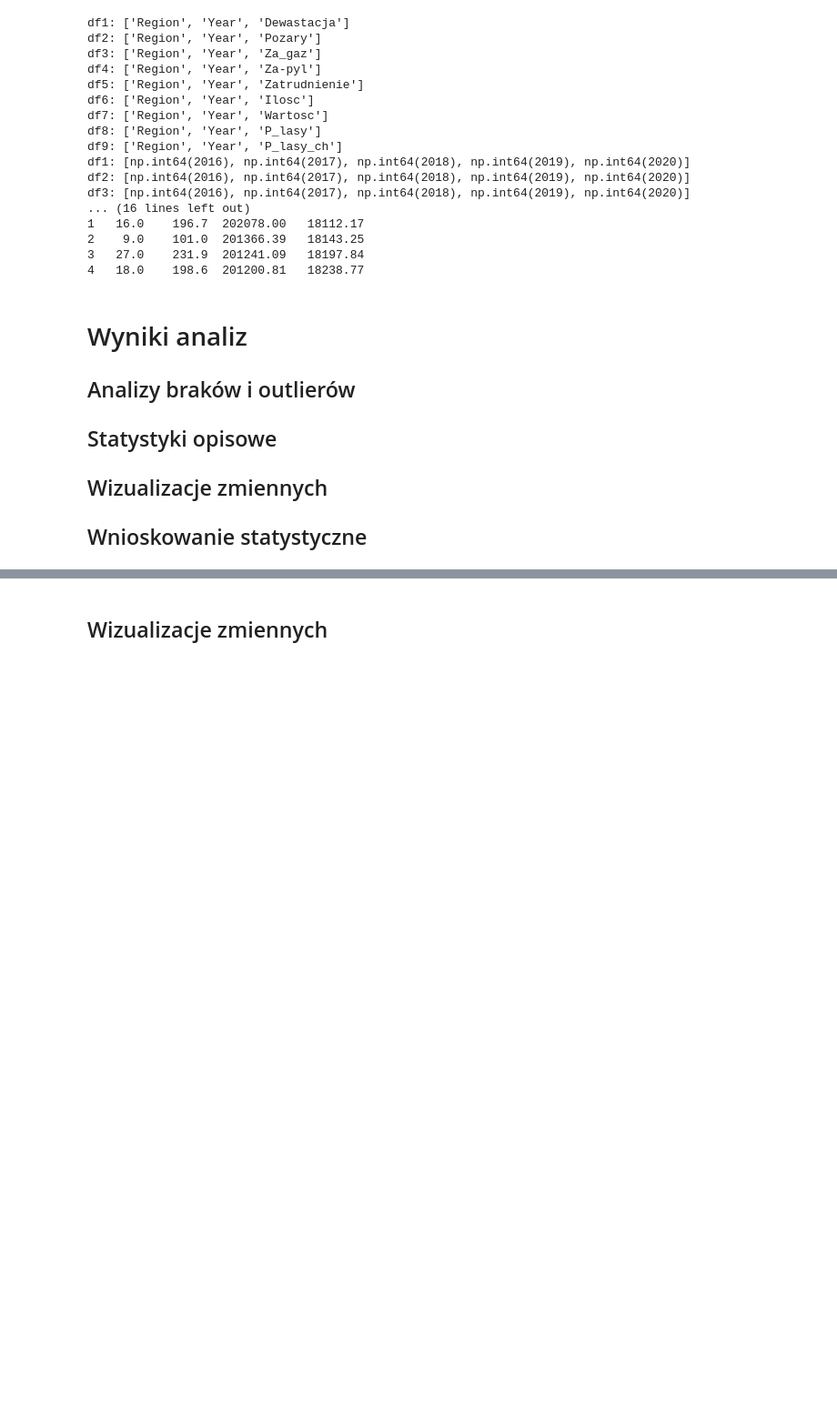
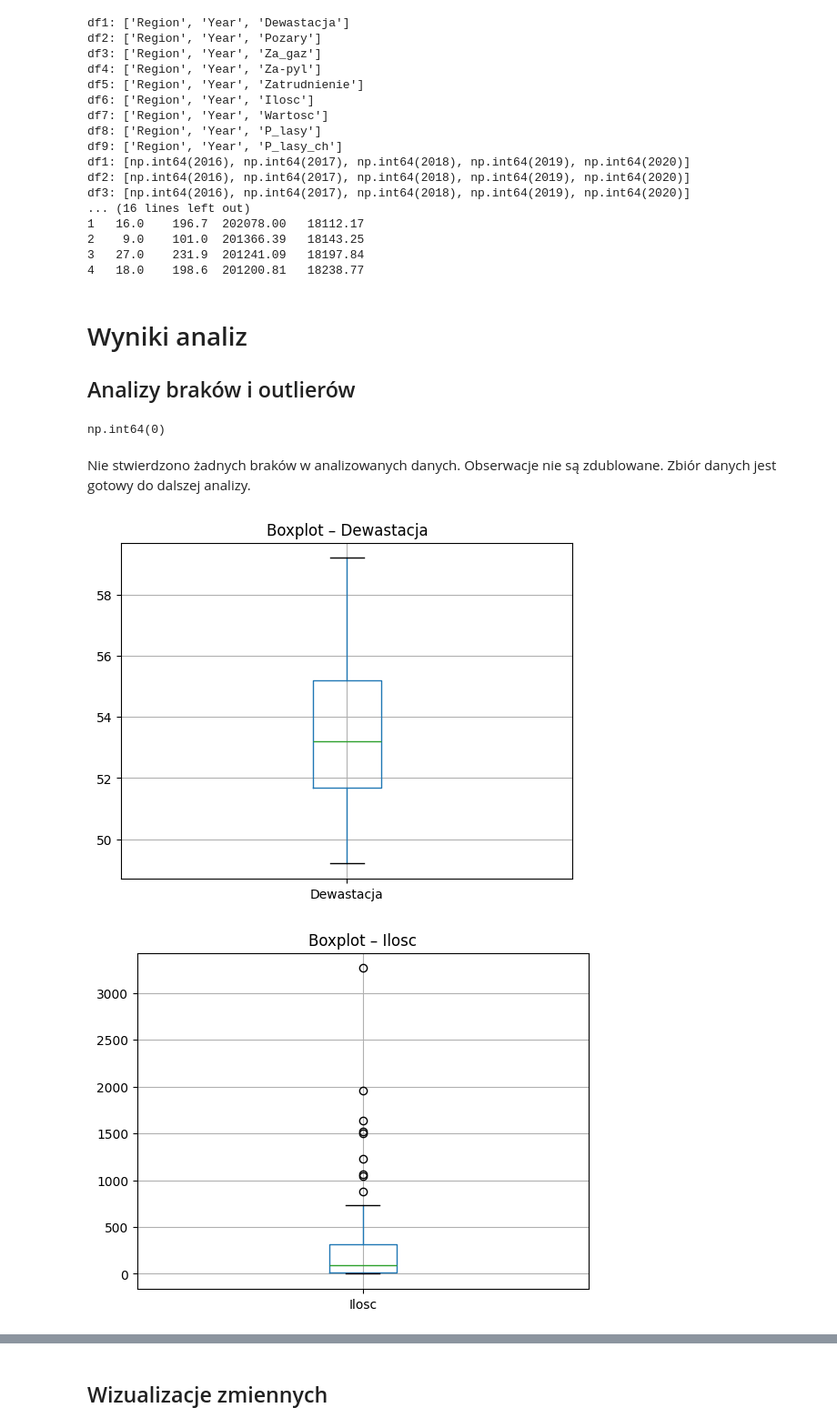
Before and after one commit to AleksandraJuchniewicz/Analiza-danych, a Jupyter notebook: Raport.ipynb, the cells around one changed output, grey strips where cells are left out. Shown at 91% size. Saved outputs shown, nothing was run; the diff lists cells and outputs as text; code cells hidden in the pictures; blank space fills up the shorter version.

```diff
--- a/Raport.ipynb
+++ b/Raport.ipynb
@@ -88,9 +88,25 @@ df3: [np.int64(2016), np.int64(2017), np.int64(2018), np.int64(2019), np.int64(2
 <h1> Wyniki analiz </h1>
 
 <h2>Analizy braków i outlierów</h2>
-
-<h2>Statystyki opisowe</h2>
-
-<h2>Wizualizacje zmiennych</h2>
-
-<h2>Wnioskowanie statystyczne</h2>
+# %%
+#braki
+df_all.isna().sum()
+#duikaty
+df_all.duplicated(["Region", "Year"]).sum()
+# %% [output]
+np.int64(0)
+# %% [markdown]
+Nie stwierdzono żadnych braków w analizowanych danych. Obserwacje nie są zdublowane. Zbiór danych jest gotowy do dalszej analizy.
+# %%
+cols_to_plot = df_all.columns.difference(["Region", "Year"])
+
+import matplotlib.pyplot as plt
+
+for col in cols_to_plot:
+    plt.figure()
+    df_all.boxplot(column=col)
+    plt.title(f"Boxplot – {col}")
+    plt.show()
+# %% [output]
+[figure, added]
+[figure, added]
```
Also changed, not shown: parts of 78 cells of this notebook.
